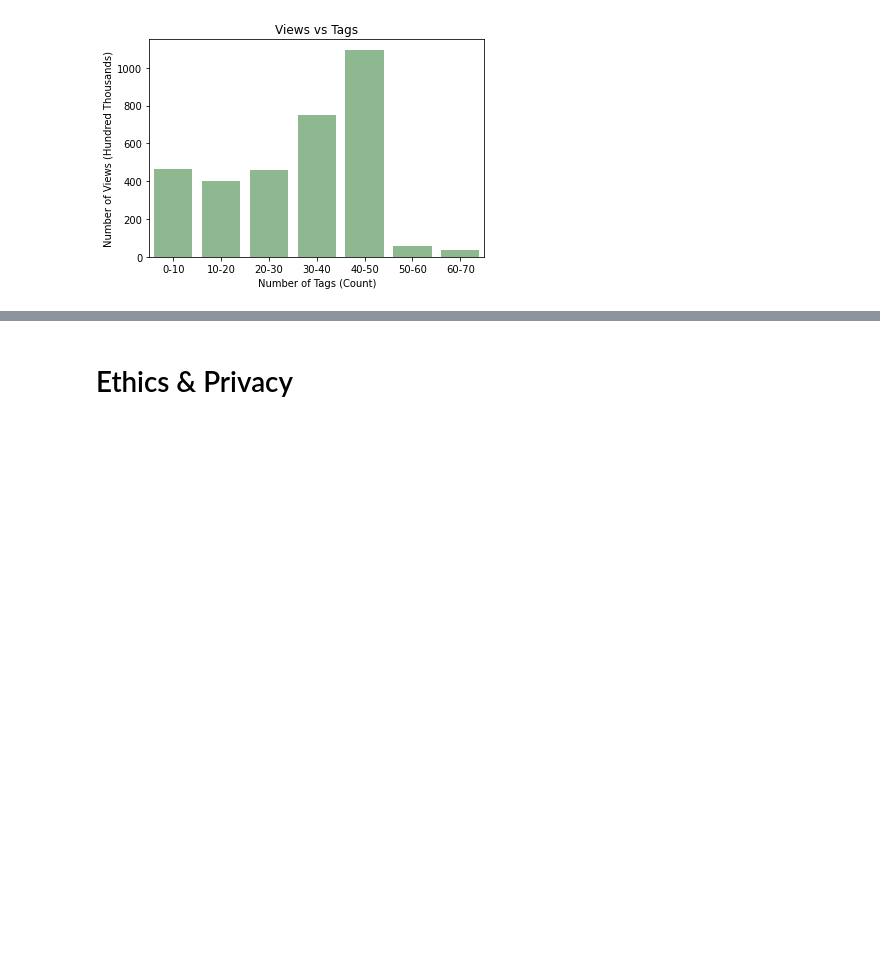
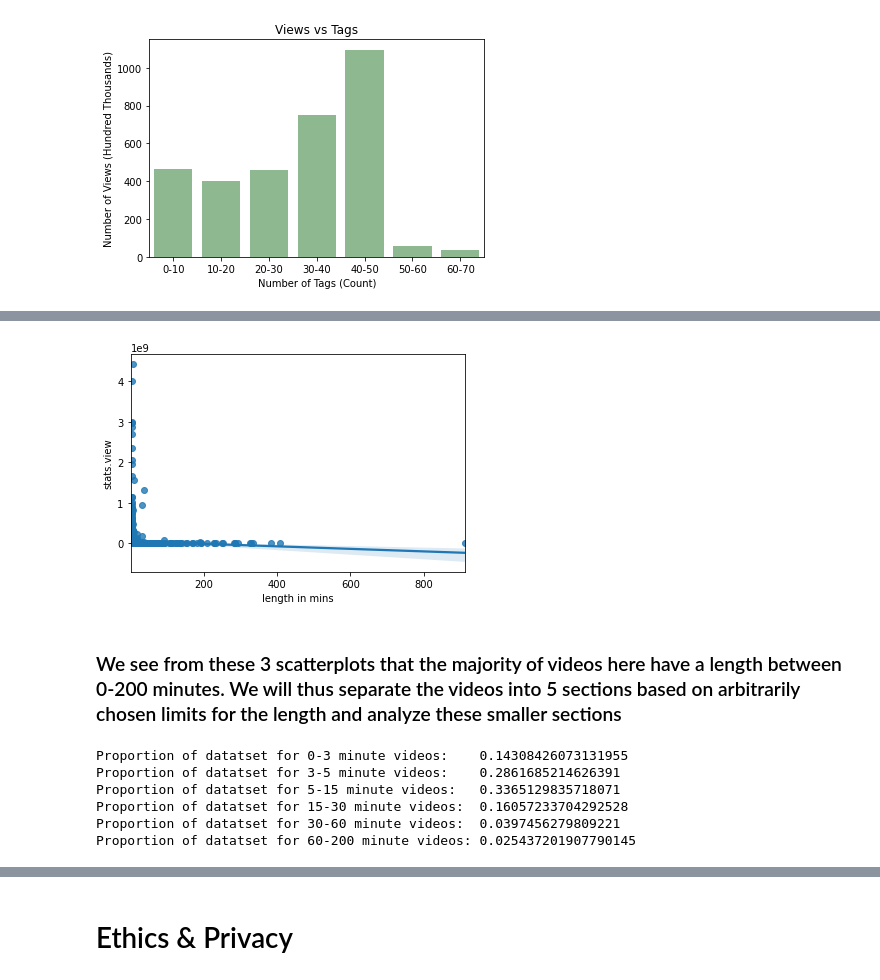
Before and after one commit to oakaigh/cogs108-wi21-group068, a Jupyter notebook: FinalProject_group068.ipynb, the cells around one changed output, grey strips where cells are left out. Saved outputs shown, nothing was run; the diff lists cells and outputs as text; code cells hidden in the pictures; blank space fills up the shorter version.

```diff
--- a/FinalProject_group068.ipynb
+++ b/FinalProject_group068.ipynb
@@ -388,0 +448,41 @@ Text(0, 0.5, 'Number of Views (Hundred Thousands)')
+# %%
+# We compare the length of all videos to their number of views (scatterplot/regression line)
+
+length_views_reg = sns.regplot(x = 'length in mins', y = 'stats.view', data = df_searches)
+# %% [output]
+[figure, added]
+# %% [markdown]
+### We see from these 3 scatterplots that the majority of videos here have a length between 0-200 minutes. We will thus separate the videos into 5 sections based on arbitrarily chosen limits for the length and analyze these smaller sections
+# %%
+# "shortest"
+df_searches_shortest_length = df_searches[df_searches['length in mins'] <= 3]
+
+# "short"
+df_searches_short_length = df_searches[(df_searches['length in mins'] > 3) & (df_searches['length in mins'] <= 5)]
+
+# "medium"
+df_searches_medium_length = df_searches[(df_searches['length in mins'] > 5) & (df_searches['length in mins'] <= 15)]
+
+# "long"
+df_searches_long_length = df_searches[(df_searches['length in mins'] > 15) & (df_searches['length in mins'] <= 30)]
+
+# "longer"
+df_searches_longer_length = df_searches[(df_searches['length in mins'] > 30) & (df_searches['length in mins'] <= 60)]
+
+# "longest"
+df_searches_longest_length = df_searches[(df_searches['length in mins'] > 60) & (df_searches['length in mins'] <= 200)]
+
+
+print('Proportion of datatset for 0-3 minute videos:    ' + str(df_searches_shortest_length.shape[0]/df_searches.shape[0]))
+print('Proportion of datatset for 3-5 minute videos:    ' + str(df_searches_short_length.shape[0]/df_searches.shape[0]))
+print('Proportion of datatset for 5-15 minute videos:   ' + str(df_searches_medium_length.shape[0]/df_searches.shape[0]))
+print('Proportion of datatset for 15-30 minute videos:  ' + str(df_searches_long_length.shape[0]/df_searches.shape[0]))
+print('Proportion of datatset for 30-60 minute videos:  ' + str(df_searches_longer_length.shape[0]/df_searches.shape[0]))
+print('Proportion of datatset for 60-200 minute videos: ' + str(df_searches_longest_length.shape[0]/df_searches.shape[0]))
+# %% [output]
+Proportion of datatset for 0-3 minute videos:    0.14308426073131955
+Proportion of datatset for 3-5 minute videos:    0.2861685214626391
+Proportion of datatset for 5-15 minute videos:   0.3365129835718071
+Proportion of datatset for 15-30 minute videos:  0.16057233704292528
+Proportion of datatset for 30-60 minute videos:  0.0397456279809221
+Proportion of datatset for 60-200 minute videos: 0.025437201907790145
```
Also changed, not shown: parts of 44 cells of this notebook.
